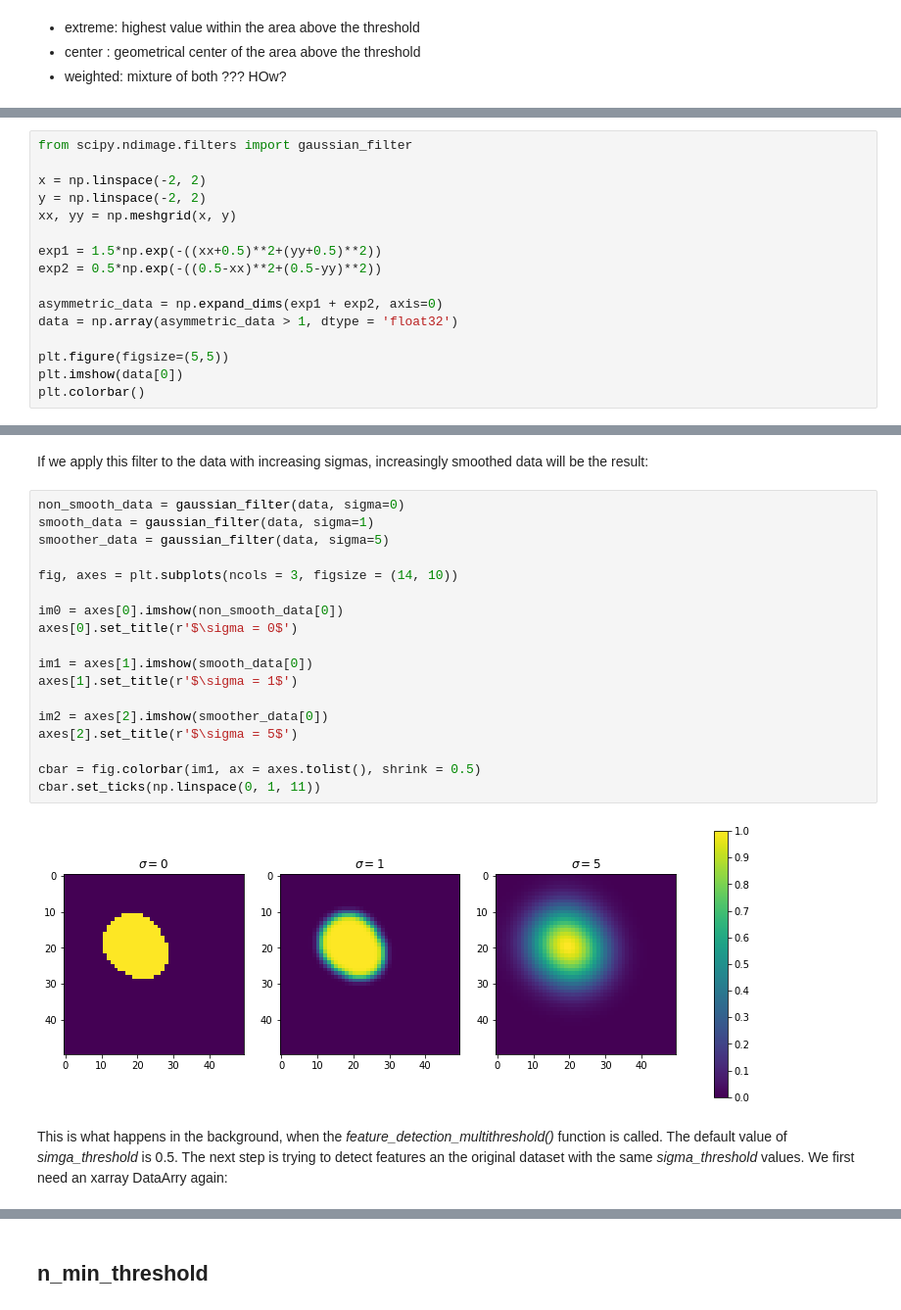
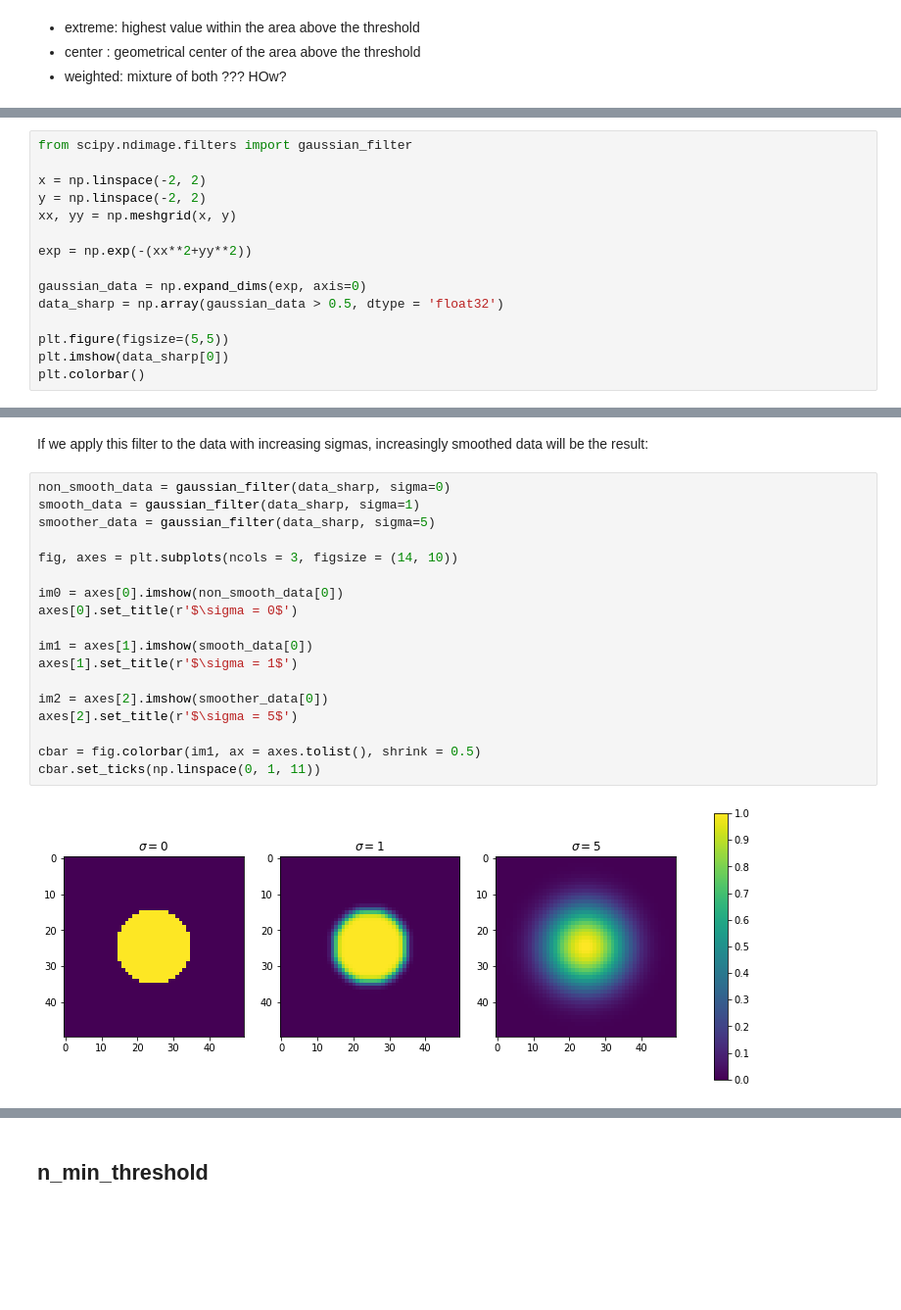
Before and after one commit to tobac-project/tobac-tutorials, a Jupyter notebook: tutorials/Tutorials/features.ipynb, the cells around one changed output, grey strips where cells are left out. Shown at 98% size. Saved outputs shown, nothing was run; the diff lists cells and outputs as text; blank space fills up the shorter version.

```diff
--- a/tutorials/Tutorials/features.ipynb
+++ b/tutorials/Tutorials/features.ipynb
@@ -154,14 +156,13 @@ x = np.linspace(-2, 2)
 y = np.linspace(-2, 2)
 xx, yy = np.meshgrid(x, y)
 
-exp1 = 1.5*np.exp(-((xx+0.5)**2+(yy+0.5)**2))
-exp2 = 0.5*np.exp(-((0.5-xx)**2+(0.5-yy)**2))
+exp = np.exp(-(xx**2+yy**2))
 
-asymmetric_data = np.expand_dims(exp1 + exp2, axis=0)
-data = np.array(asymmetric_data > 1, dtype = 'float32')
+gaussian_data = np.expand_dims(exp, axis=0)
+data_sharp = np.array(gaussian_data > 0.5, dtype = 'float32')
 
 plt.figure(figsize=(5,5))
-plt.imshow(data[0])
+plt.imshow(data_sharp[0])
 plt.colorbar()
 # %% [output]
 <matplotlib.colorbar.Colorbar at 0x...>
@@ -169,24 +170,22 @@ plt.colorbar()
-# %% [markdown]
-If we apply this filter to the data with increasing sigmas, increasingly smoothed data will be the result:
+# %% [markdown]
+If we apply this filter to the data with increasing sigmas, increasingly smoothed data will be the result:
 # %%
-non_smooth_data = gaussian_filter(data, sigma=0)
-smooth_data = gaussian_filter(data, sigma=1)
-smoother_data = gaussian_filter(data, sigma=5)
+non_smooth_data = gaussian_filter(data_sharp, sigma=0)
+smooth_data = gaussian_filter(data_sharp, sigma=1)
+smoother_data = gaussian_filter(data_sharp, sigma=5)
 
 fig, axes = plt.subplots(ncols = 3, figsize = (14, 10))
 
 im0 = axes[0].imshow(non_smooth_data[0])
 axes[0].set_title(r'$\sigma = 0$')
 
 im1 = axes[1].imshow(smooth_data[0])
 axes[1].set_title(r'$\sigma = 1$')
 
 im2 = axes[2].imshow(smoother_data[0])
 axes[2].set_title(r'$\sigma = 5$')
 
 cbar = fig.colorbar(im1, ax = axes.tolist(), shrink = 0.5)
 cbar.set_ticks(np.linspace(0, 1, 11))
 # %% [output]
-[figure, old version]
+[figure, new version]
-# %% [markdown]
-This is what happens in the background, when the *feature_detection_multithreshold()* function is called. The default value of *simga_threshold* is 0.5. The next step is trying to detect features an the original dataset with the same *sigma_threshold* values. We first need an xarray DataArry again:
```
Also changed, not shown: parts of 29 cells of this notebook.
